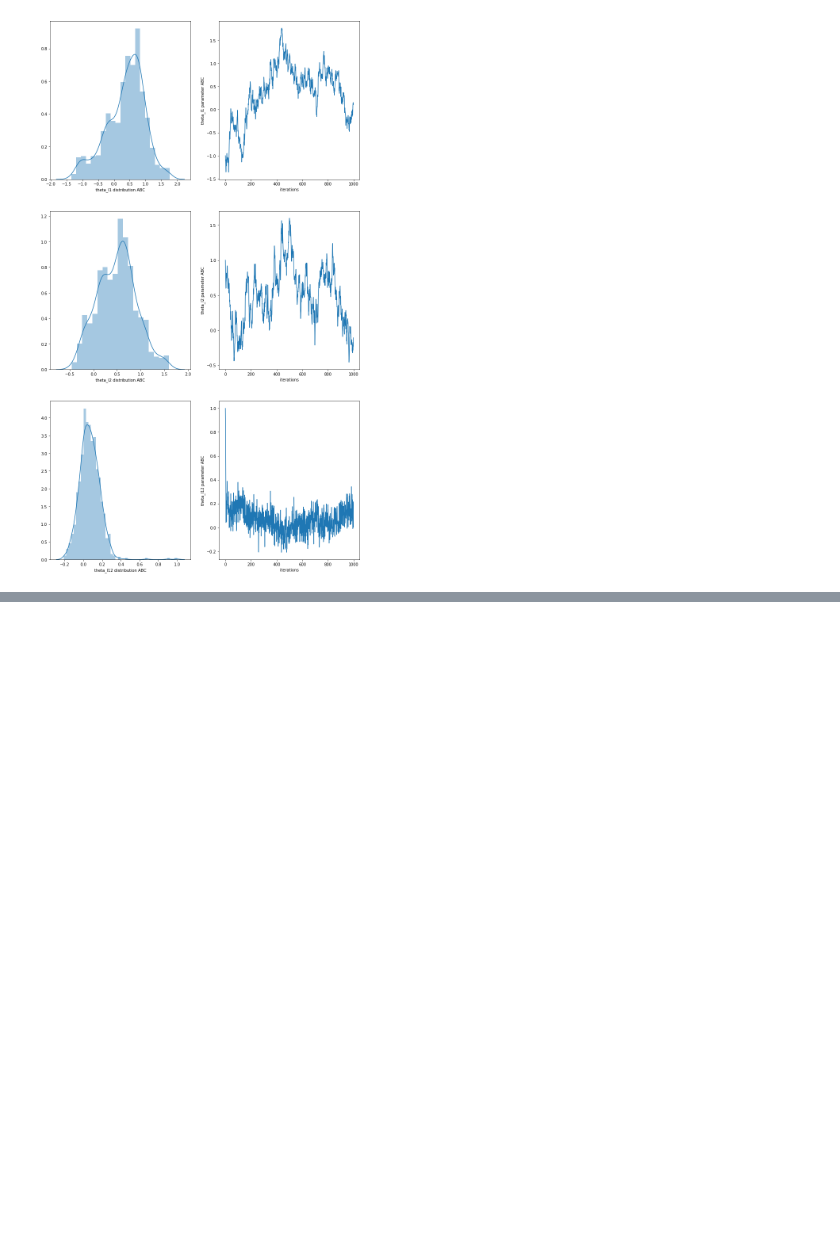
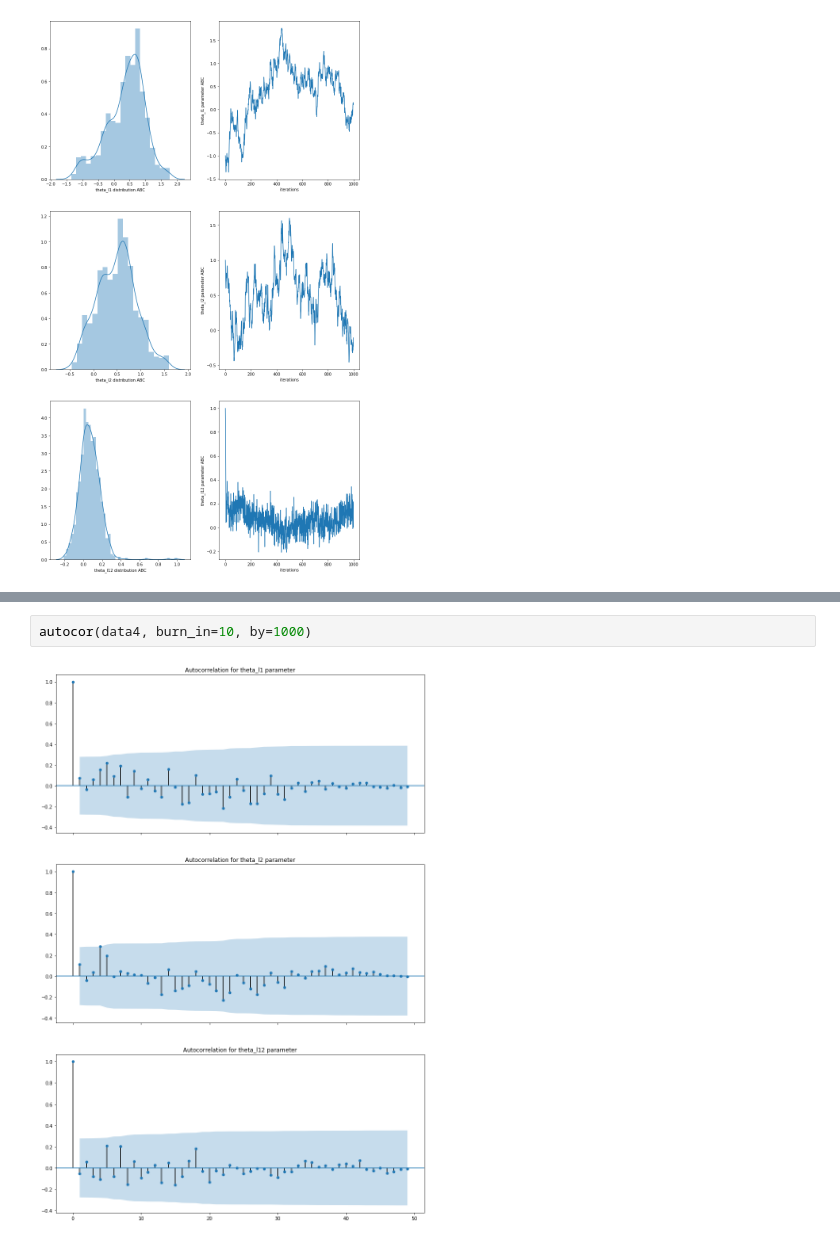
Before and after one commit to quentinl-c/abc-shadow, a Jupyter notebook: results/Two_interactions_graph/two_interactions_graph.ipynb, the cells around one changed output, grey strips where cells are left out. Drawn from its saved outputs; the diff is of its cells as text; blank space fills up the shorter version.

```diff
--- a/results/Two_interactions_graph/two_interactions_graph.ipynb
+++ b/results/Two_interactions_graph/two_interactions_graph.ipynb
@@ -165,0 +231,4 @@ plot_marginals(data2)
+# %%
+autocor(data4, burn_in=10, by=1000)
+# %% [output]
+[figure, added]
```
Also changed, not shown: parts of 22 cells of this notebook, 7 other files.
